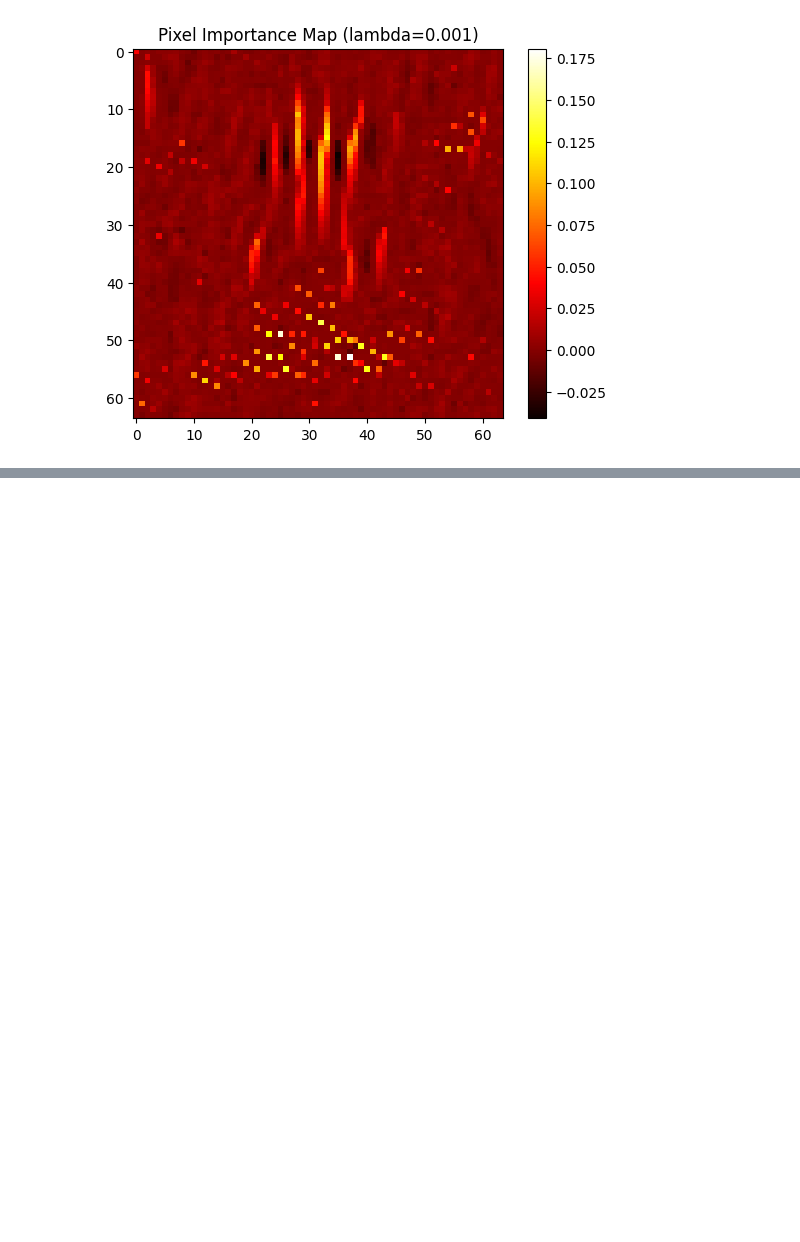
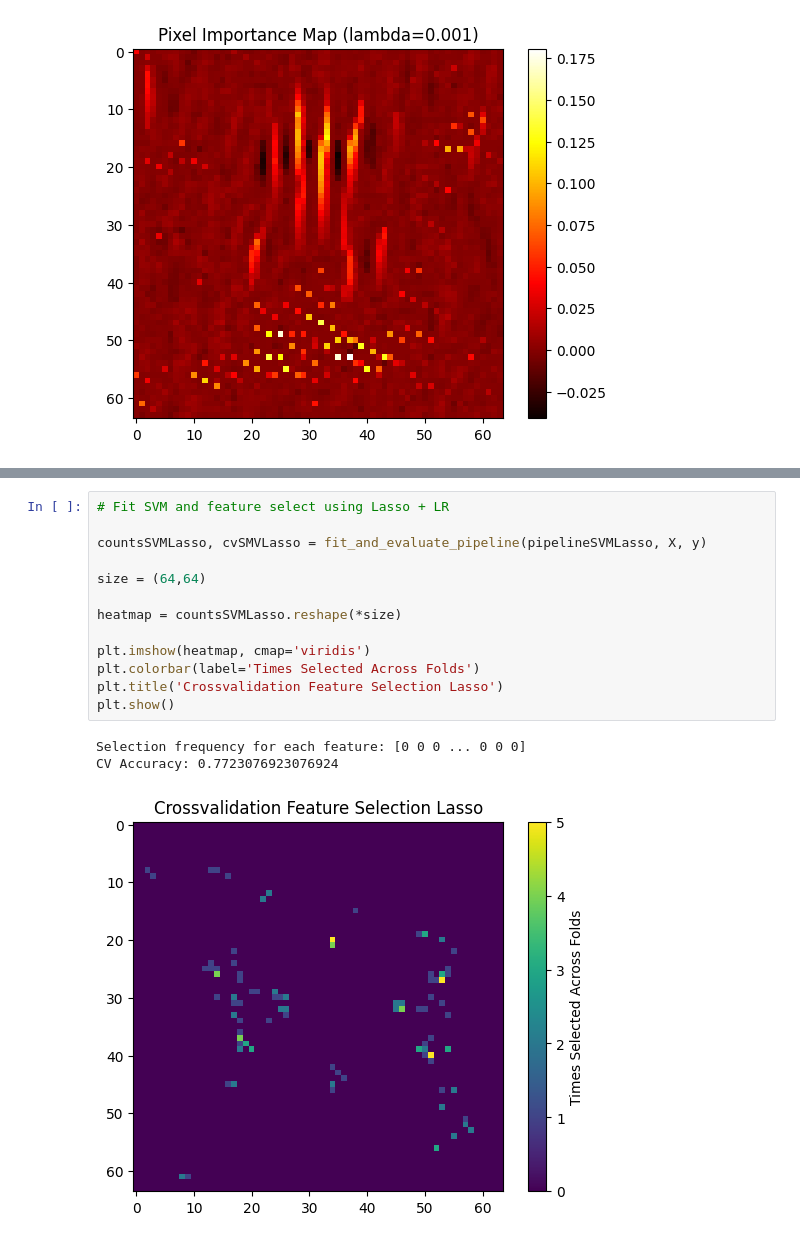
Before and after one commit to Max-Fredsdal/MVE441, a Jupyter notebook: project_2/project_2.ipynb, the cells around one changed output, grey strips where cells are left out. Saved outputs shown, nothing was run; the diff lists cells and outputs as text; blank space fills up the shorter version.

```diff
--- a/project_2/project_2.ipynb
+++ b/project_2/project_2.ipynb
@@ -466,0 +567,17 @@ plt.show()
+# %%
+# Fit SVM and feature select using Lasso + LR
+
+countsSVMLasso, cvSMVLasso = fit_and_evaluate_pipeline(pipelineSVMLasso, X, y)
+
+size = (64,64)
+
+heatmap = countsSVMLasso.reshape(*size)
+
+plt.imshow(heatmap, cmap='viridis')
+plt.colorbar(label='Times Selected Across Folds')
+plt.title('Crossvalidation Feature Selection Lasso')
+plt.show()
+# %% [output]
+Selection frequency for each feature: [0 0 0 ... 0 0 0]
+CV Accuracy: 0.7723076923076924
+[figure, added]
```
Also changed, not shown: parts of 8 cells of this notebook.
